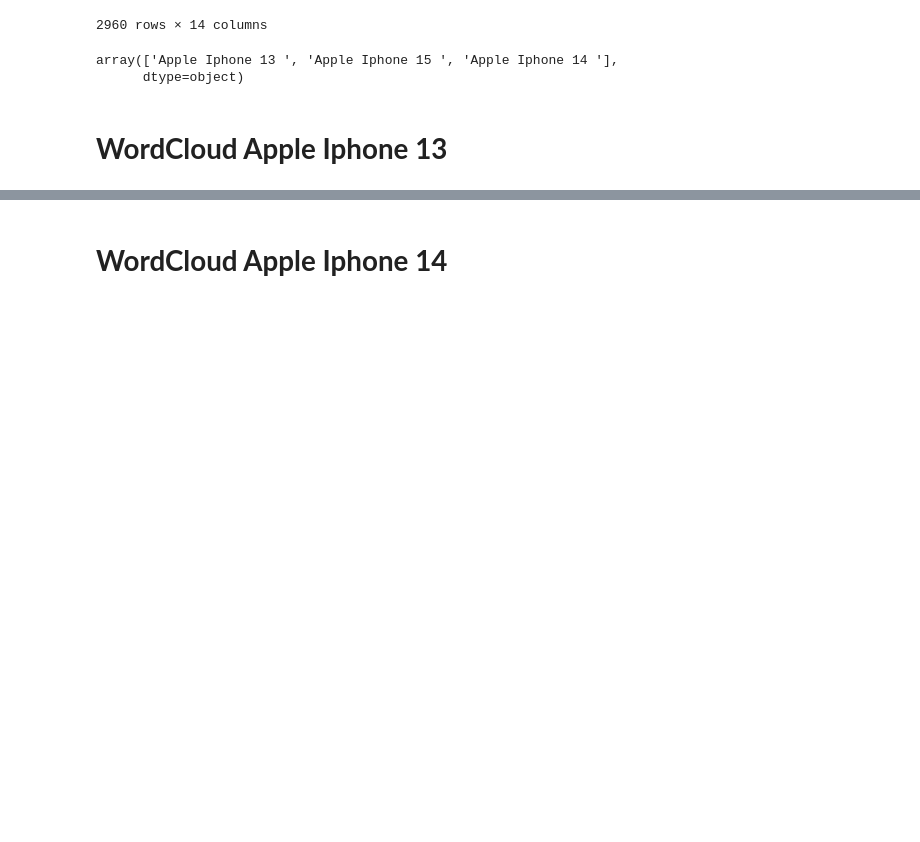
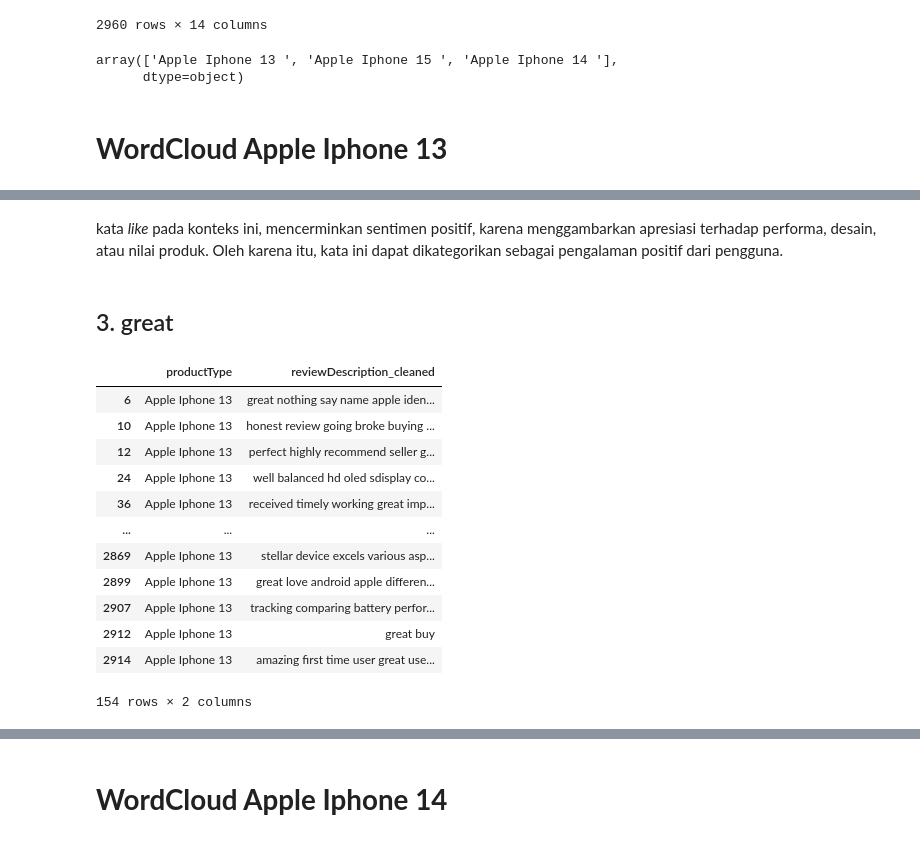
Before and after one commit to FTDS-assignment-bay/p2-final-project-ftds-027-hck-group-001, a Jupyter notebook: wordcloud.ipynb, the cells around one changed output, grey strips where cells are left out. Cells and saved outputs as stored; diff of their text form; code cells hidden in the pictures; blank space fills up the shorter version.

```diff
--- a/wordcloud.ipynb
+++ b/wordcloud.ipynb
@@ -146,0 +188,25 @@ plot_top20_words(df, target_type="Apple Iphone 13 ")
+# %% [markdown]
+kata *like* pada konteks ini, mencerminkan sentimen positif, karena menggambarkan apresiasi terhadap performa, desain, atau nilai produk. Oleh karena itu, kata ini dapat dikategorikan sebagai pengalaman positif dari pengguna.
+# %% [markdown]
+## 3. great
+# %%
+filtered_good = df[
+    (df["productType"].str.contains("Apple Iphone 13 ", case=False, na=False)) &
+    (df["reviewDescription_cleaned"].str.contains(r"\bgreat\b", case=False, na=False))
+]
+
+filtered_good[["productType", "reviewDescription_cleaned"]]
+# %% [output]
+|  | productType | reviewDescription_cleaned |
+| 6 | Apple Iphone 13 | great nothing say name apple iden... |
+| 10 | Apple Iphone 13 | honest review going broke buying ... |
+| 12 | Apple Iphone 13 | perfect highly recommend seller g... |
+| 24 | Apple Iphone 13 | well balanced hd oled sdisplay co... |
+| 36 | Apple Iphone 13 | received timely working great imp... |
+| ... | ... | ... |
+| 2869 | Apple Iphone 13 | stellar device excels various asp... |
+| 2899 | Apple Iphone 13 | great love android apple differen... |
+| 2907 | Apple Iphone 13 | tracking comparing battery perfor... |
+| 2912 | Apple Iphone 13 | great buy |
+| 2914 | Apple Iphone 13 | amazing first time user great use... |
+154 rows × 2 columns
```
Also changed, not shown: parts of 82 cells of this notebook.
